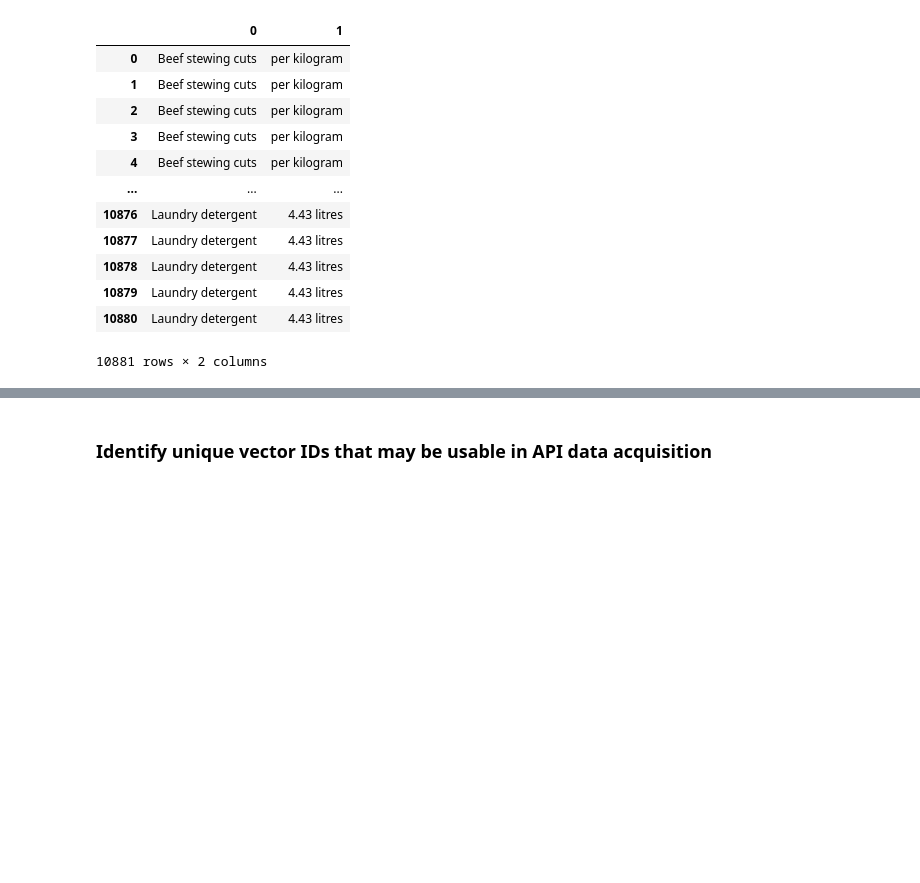
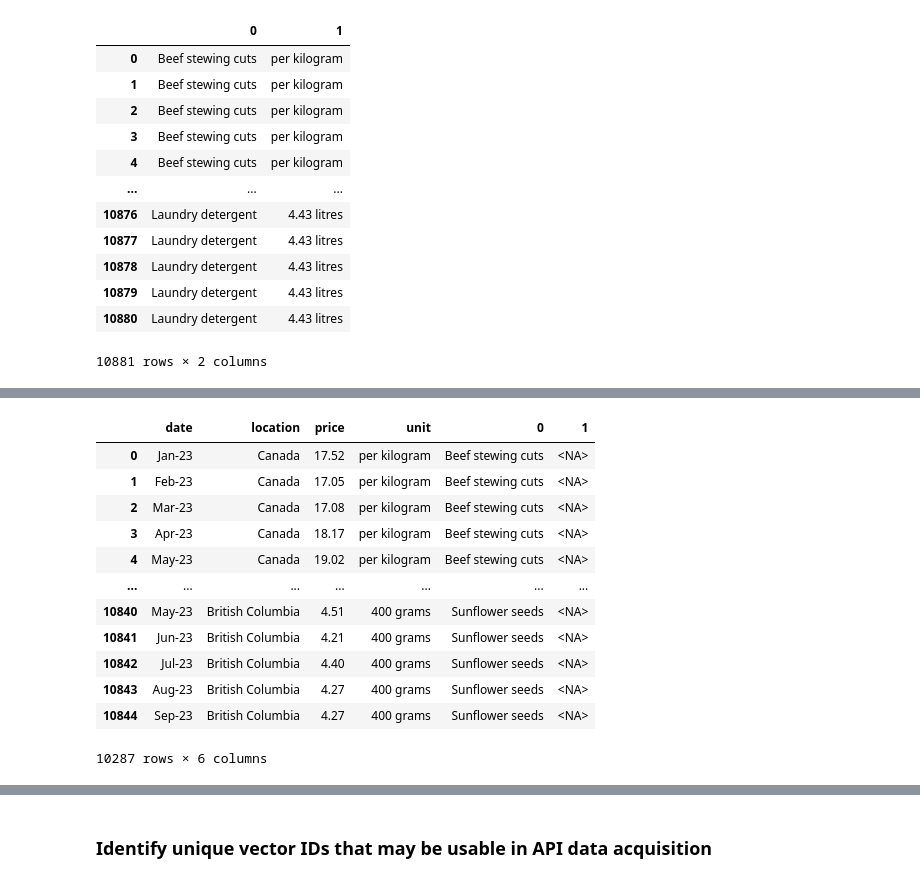
Before and after one commit to madiwiebe/ict-food-cost-planner-project, a Jupyter notebook: data_acquisition/variable_standardization.ipynb, the cells around one changed output, grey strips where cells are left out. Saved outputs shown, nothing was run; the diff lists cells and outputs as text; code cells hidden in the pictures; blank space fills up the shorter version.

```diff
--- a/data_acquisition/variable_standardization.ipynb
+++ b/data_acquisition/variable_standardization.ipynb
@@ -182,4 +180,0 @@ df2
-# %%
-# rename columns
-df2.rename(columns={'REF_DATE': 'date', 'GEO':'location', 'UOM':'price units', 'VALUE': 'price', 0: 'product', 1: 'unit'}, inplace=True)
-df2
@@ -353,0 +181,4 @@ for unit in ['kilogram', 'litre', 'litres', 'gram', 'grams', 'dozen', 'millilitr
+# %%
+# rename columns
+df2.rename(columns={'REF_DATE': 'date', 'GEO':'location', 'VALUE': 'price', 0: 'product', 1: 'unit'}, inplace=True)
+df2
@@ -353,0 +220,7 @@ for unit in ['kilogram', 'litre', 'litres', 'gram', 'grams', 'dozen', 'millilitr
+# %%
+# create list of irrelevant products
+irrelevant = ['Baby food', 'Infant formula', 'Deodorant', 'Toothpaste', 'Shampoo', 'Laundry detergent']
+# %%
+# remove rows where the product is irrelevant
+df3 = df2[~df2['product'].isin(irrelevant)]
+df3
@@ -353,0 +258,18 @@ for unit in ['kilogram', 'litre', 'litres', 'gram', 'grams', 'dozen', 'millilitr
+# %%
+# split products with null unit quantity based on ( delimiter
+df4 = pd.concat([df3, df3['product'].str.split('(', expand=True)], axis=1).drop('product', axis=1)
+df4
+# %% [output]
+|  | date | location | price | unit | 0 | 1 |
+| 0 | Jan-23 | Canada | 17.52 | per kilogram | Beef stewing cuts | <NA> |
+| 1 | Feb-23 | Canada | 17.05 | per kilogram | Beef stewing cuts | <NA> |
+| 2 | Mar-23 | Canada | 17.08 | per kilogram | Beef stewing cuts | <NA> |
+| 3 | Apr-23 | Canada | 18.17 | per kilogram | Beef stewing cuts | <NA> |
+| 4 | May-23 | Canada | 19.02 | per kilogram | Beef stewing cuts | <NA> |
+| ... | ... | ... | ... | ... | ... | ... |
+| 10840 | May-23 | British Columbia | 4.51 | 400 grams | Sunflower seeds | <NA> |
+| 10841 | Jun-23 | British Columbia | 4.21 | 400 grams | Sunflower seeds | <NA> |
+| 10842 | Jul-23 | British Columbia | 4.40 | 400 grams | Sunflower seeds | <NA> |
+| 10843 | Aug-23 | British Columbia | 4.27 | 400 grams | Sunflower seeds | <NA> |
+| 10844 | Sep-23 | British Columbia | 4.27 | 400 grams | Sunflower seeds | <NA> |
+10287 rows × 6 columns
```
Also changed, not shown: parts of 43 cells of this notebook.
